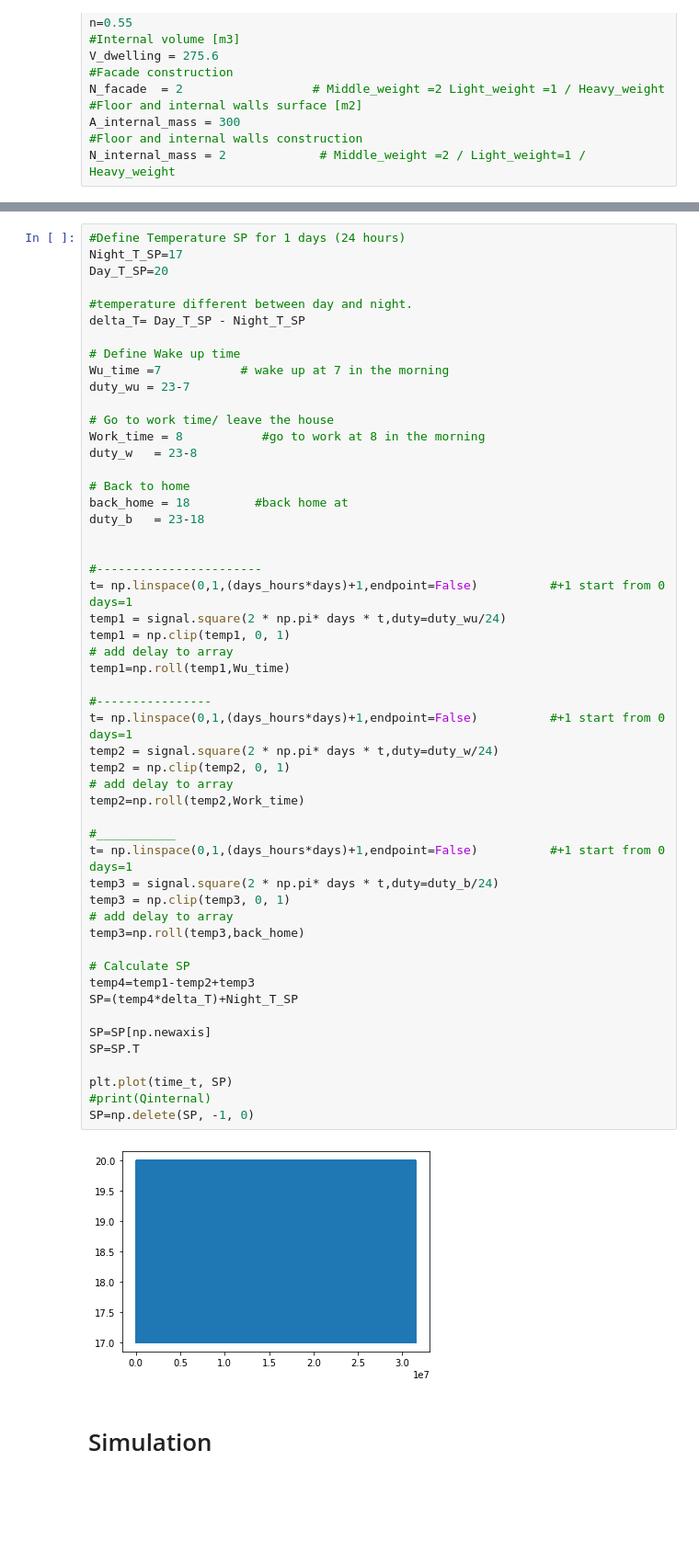
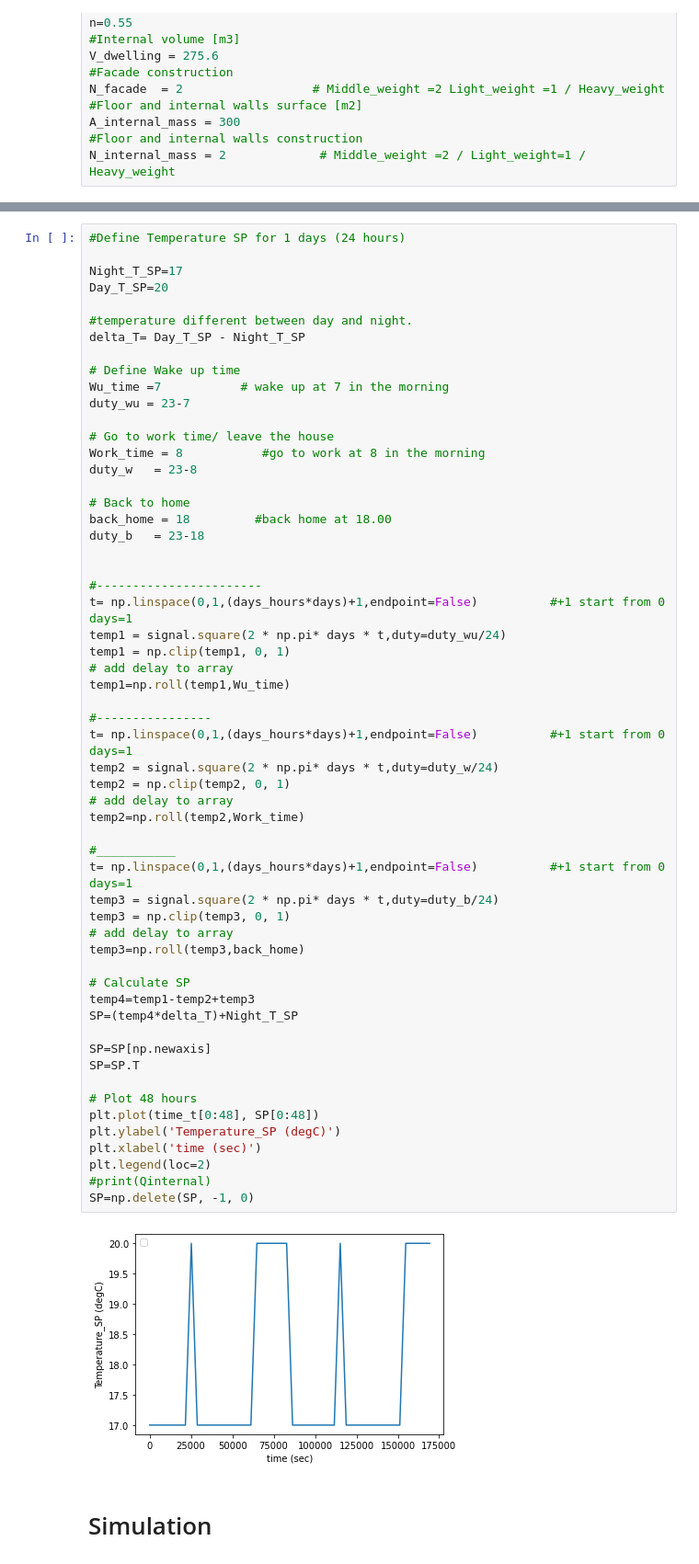
Before and after one commit to hancse/HT-HeatPump, a Jupyter notebook: Simulation/Python/House_Model.ipynb, the cells around one changed output, grey strips where cells are left out. Shown: that part at 92% size. Saved outputs shown, nothing was run; the diff lists cells and outputs as text; blank space fills up the shorter version.

```diff
--- a/Simulation/Python/House_Model.ipynb
+++ b/Simulation/Python/House_Model.ipynb
@@ -650,5 +604,6 @@ print(Aglass)
 # %%
 #Define Temperature SP for 1 days (24 hours)
+
 Night_T_SP=17
 Day_T_SP=20
 
@@ -664,7 +619,7 @@ Work_time = 8           #go to work at 8 in the morning
 duty_w   = 23-8
 
 # Back to home
-back_home = 18         #back home at
+back_home = 18         #back home at 18.00
 duty_b   = 23-18
 
 
@@ -672,35 +627,39 @@ duty_b   = 23-18
 t= np.linspace(0,1,(days_hours*days)+1,endpoint=False)          #+1 start from 0 days=1
 temp1 = signal.square(2 * np.pi* days * t,duty=duty_wu/24)
 temp1 = np.clip(temp1, 0, 1)
 # add delay to array
 temp1=np.roll(temp1,Wu_time)
 
 #----------------
 t= np.linspace(0,1,(days_hours*days)+1,endpoint=False)          #+1 start from 0 days=1
 temp2 = signal.square(2 * np.pi* days * t,duty=duty_w/24)
 temp2 = np.clip(temp2, 0, 1)
 # add delay to array
 temp2=np.roll(temp2,Work_time)
 
 #___________
 t= np.linspace(0,1,(days_hours*days)+1,endpoint=False)          #+1 start from 0 days=1
 temp3 = signal.square(2 * np.pi* days * t,duty=duty_b/24)
 temp3 = np.clip(temp3, 0, 1)
 # add delay to array
 temp3=np.roll(temp3,back_home)
 
 # Calculate SP
 temp4=temp1-temp2+temp3
 SP=(temp4*delta_T)+Night_T_SP
 
 SP=SP[np.newaxis]
 SP=SP.T
 
-plt.plot(time_t, SP)
+# Plot 48 hours
+plt.plot(time_t[0:48], SP[0:48])
+plt.ylabel('Temperature_SP (degC)')
+plt.xlabel('time (sec)')
+plt.legend(loc=2)
 #print(Qinternal)
 SP=np.delete(SP, -1, 0)
 # %% [output]
-[figure, old version]
+[figure, new version]
 # %% [markdown]
 # Simulation
 # %%
```
Also changed, not shown: parts of 22 cells of this notebook, 1 other file.
